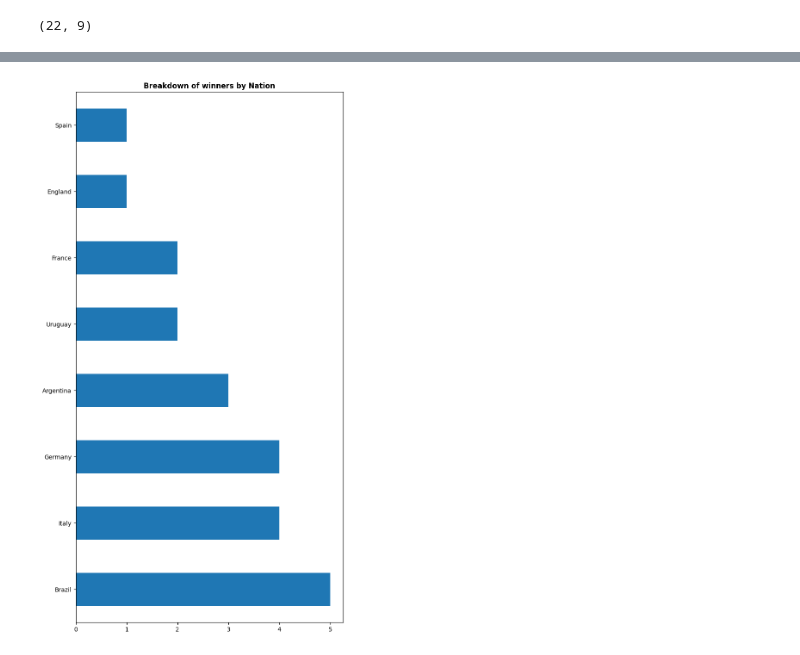
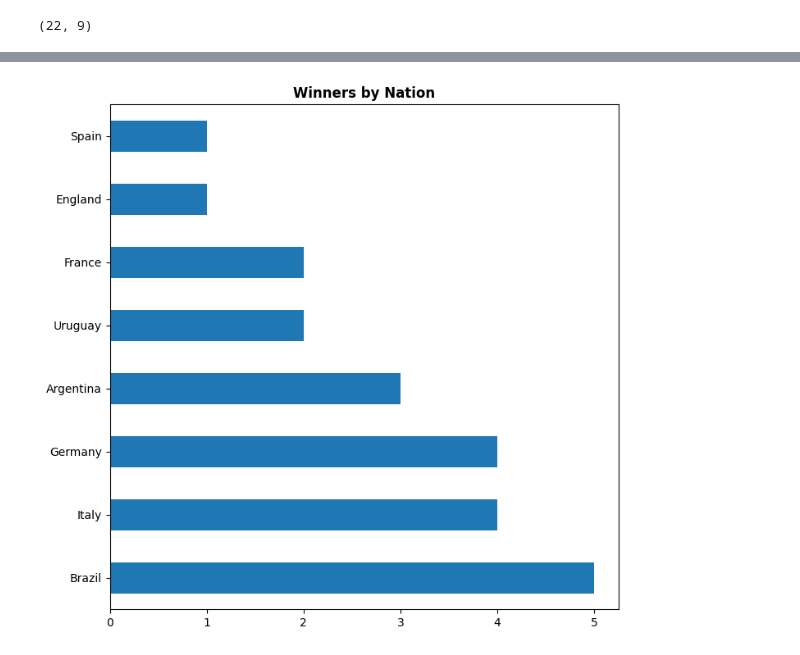
Before and after one commit to guilhermelaviola/SoccerCompetitionsStudy, a Jupyter notebook: FIFAWorldCupStudy.ipynb, the cells around one changed output, grey strips where cells are left out. Saved outputs shown, nothing was run; the diff lists cells and outputs as text; code cells hidden in the pictures.

```diff
--- a/FIFAWorldCupStudy.ipynb
+++ b/FIFAWorldCupStudy.ipynb
@@ -48,11 +48,11 @@ Data columns (total 9 columns):
 dtypes: int64(2), object(7)
 memory usage: 1.7+ KB
 # %%
-# Displaying number of titles by club:
+# Displaying number of titles by nation:
 wc.groupby('Year').first()['Winners'].value_counts().plot(kind = 'barh',
-                                                                     figsize = (8, 16))
+                                                                     figsize = (8, 8))
 plt.ylabel(None)
-plt.title('Breakdown of winners by Nation', fontweight = 'bold')
+plt.title('Winners by Nation', fontweight = 'bold')
 plt.show()
 # %% [output]
-[figure, old version]
+[figure, new version]
```
Also changed, not shown: parts of 3 cells of this notebook.
